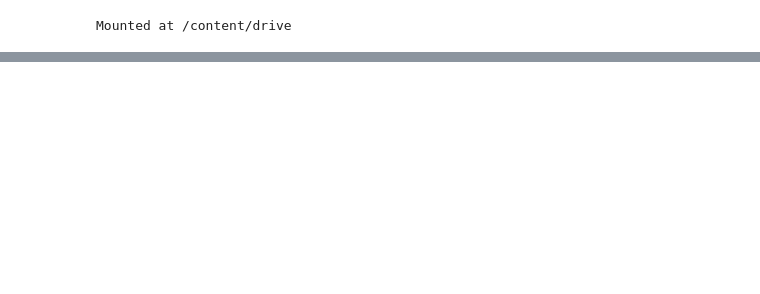
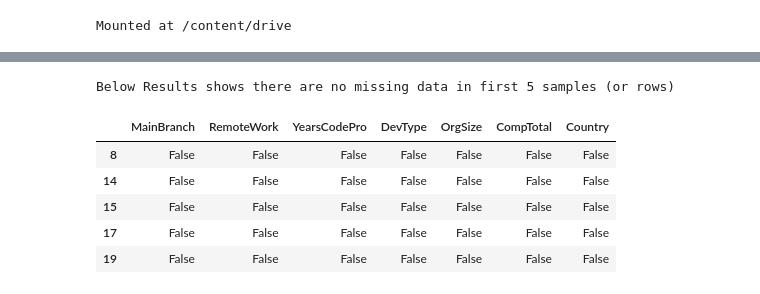
Before and after one commit to Afsoon-Ghazanfari/Salary-Predictor, a Jupyter notebook: main.ipynb, the cells around one changed output, grey strips where cells are left out. Drawn from its saved outputs; the diff is of its cells as text; code cells hidden in the pictures; blank space fills up the shorter version.

```diff
--- a/main.ipynb
+++ b/main.ipynb
@@ -22,0 +89,13 @@ df.head()
+# %%
+# count the number of missing data and then proceed
+missing_data = df_new.isnull()
+print("Below Results shows there are no missing data in first 5 samples (or rows) ")
+display(missing_data.head())
+# %% [output]
+Below Results shows there are no missing data in first 5 samples (or rows)
+|  | MainBranch | RemoteWork | YearsCodePro | DevType | OrgSize | CompTotal | Country |
+| 8 | False | False | False | False | False | False | False |
+| 14 | False | False | False | False | False | False | False |
+| 15 | False | False | False | False | False | False | False |
+| 17 | False | False | False | False | False | False | False |
+| 19 | False | False | False | False | False | False | False |
```
Also changed, not shown: parts of 27 cells of this notebook.
